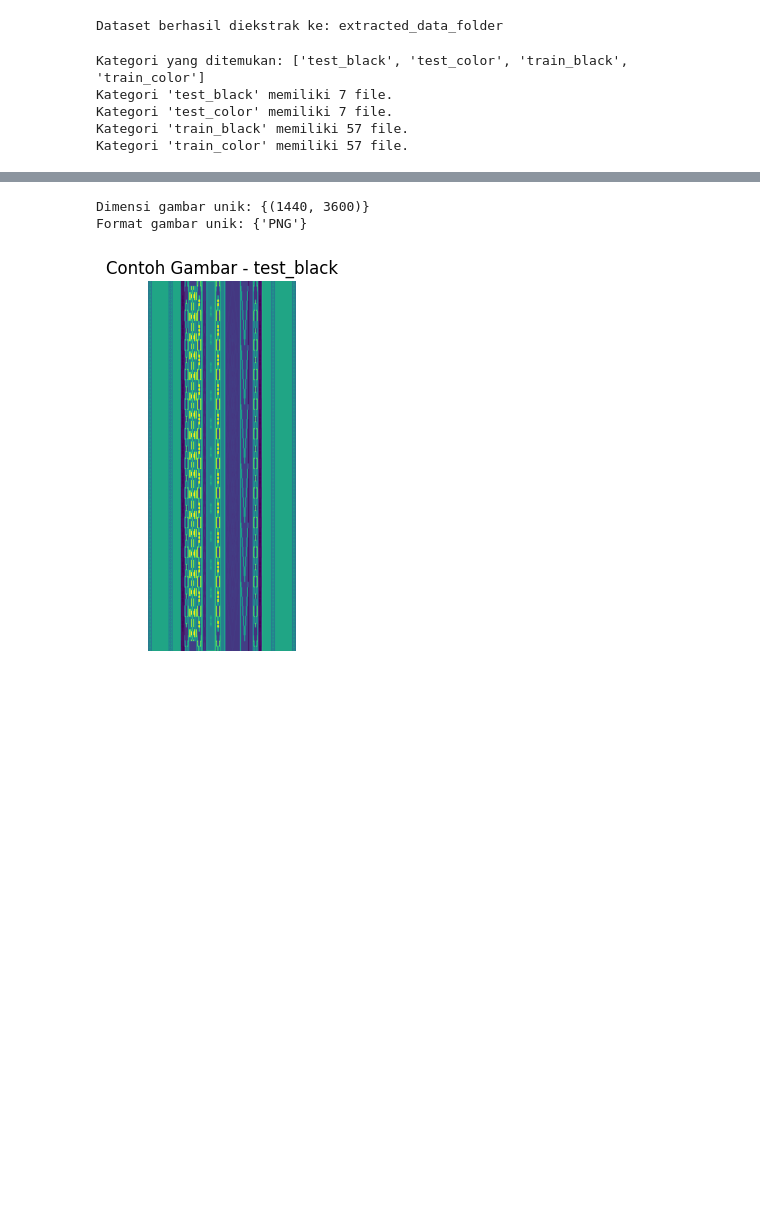
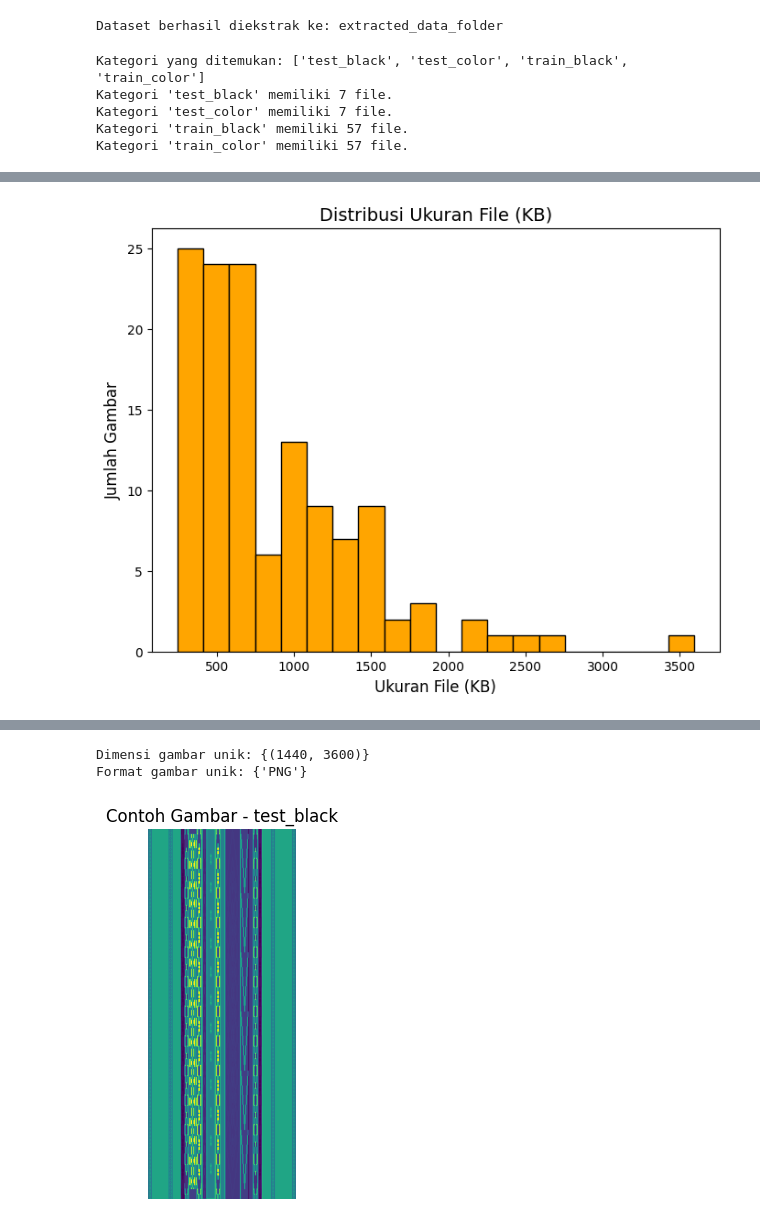
Before and after one commit to endangsiregar/DiTenun-Ulos-Image-Classification, a Jupyter notebook: Proyek DAMI kel12.ipynb, the cells around one changed output, grey strips where cells are left out. Saved outputs shown, nothing was run; the diff lists cells and outputs as text; code cells hidden in the pictures; blank space fills up the shorter version.

```diff
--- a/Proyek DAMI kel12.ipynb
+++ b/Proyek DAMI kel12.ipynb
@@ -76,0 +112,12 @@ plt.show()
+# %%
+import numpy as np
+
+# Histogram ukuran file
+plt.figure(figsize=(8, 6))
+plt.hist([size / 1024 for size in file_sizes], bins=20, color='orange', edgecolor='black')
+plt.title("Distribusi Ukuran File (KB)", fontsize=14)
+plt.xlabel("Ukuran File (KB)", fontsize=12)
+plt.ylabel("Jumlah Gambar", fontsize=12)
+plt.show()
+# %% [output]
+[figure, added]
```
Also changed, not shown: parts of 7 cells of this notebook.
